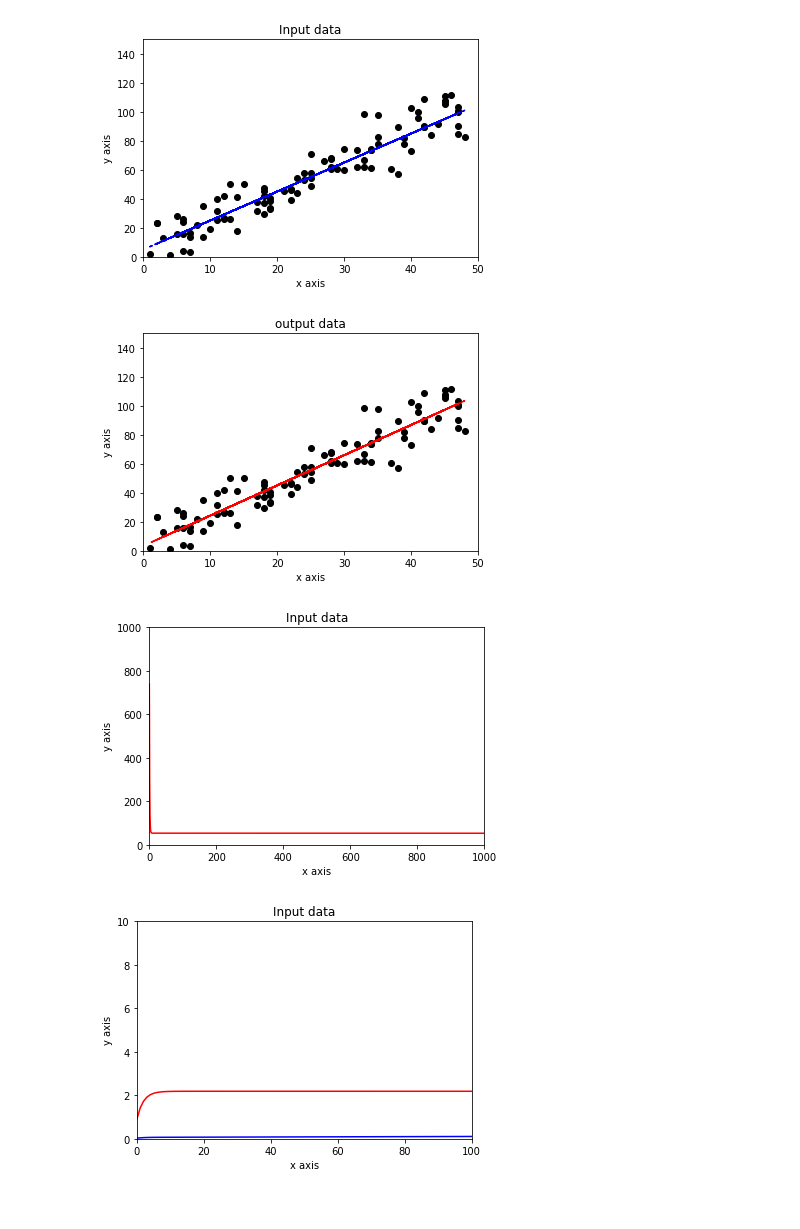
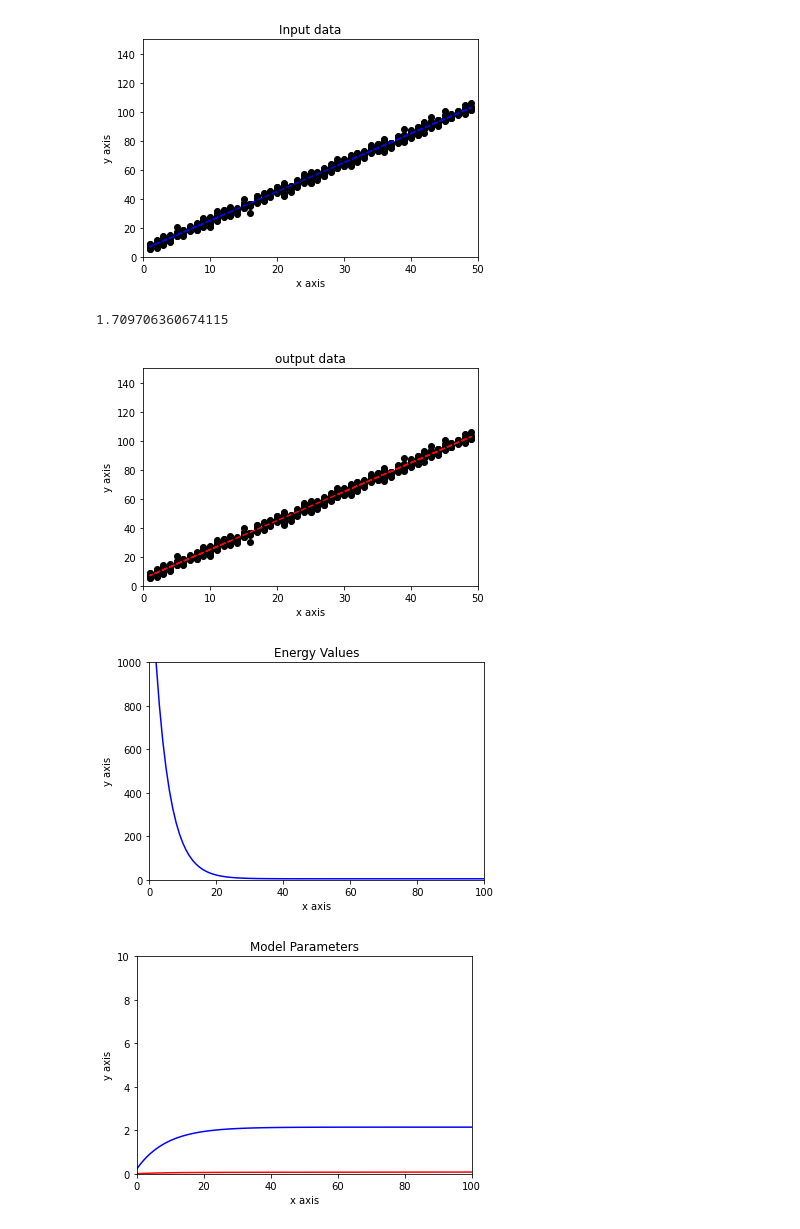
Before and after one commit to janghyukjin/MachineLearning, a Jupyter notebook: Assignment2.ipynb, the cells around one changed output. Drawn from its saved outputs; the diff is of its cells as text; code cells hidden in the pictures.

```diff
--- a/Assignment2.ipynb
+++ b/Assignment2.ipynb
@@ -12,13 +12,13 @@ def objectivefunc(h,y,m):
     return j
 
 #create random int x
-x = np.random.randint(1, 50, size=100)
+x = np.random.randint(1, 50, size=500)
 y1 = 2*x+5
 
 #normal distribution
 mean = 0.0
-sd = 10
-n = np.random.normal(mean, sd, size=100)
+sd = 2
+n = np.random.normal(mean, sd, size=500)
 y = y1+n
 
 #display input data
@@ -33,13 +33,13 @@ plt.xlim(0, 50)
 plt.ylim(0, 150)
 plt.show()
 # %% [output]
-[figure, old version]
+[figure, new version]
 # %%
 #theta0 = bias, theta1 = w
 bias, w = 0.0,0.0
 i=0
 m = len(x)
-alpha = 0.0005
+alpha = 0.000125
 
 #energy values
 j = np.empty(0)
@@ -51,56 +51,58 @@ theta2 = np.empty(0)
 
 while True:
   h = bias + w*x
   cost = objectivefunc(h,y,m)
   bias = bias - (alpha/m)*np.sum(h-y)
   w = w - (alpha/m)*np.sum((h-y)*x)
   h = bias + w*x
   cost2 = objectivefunc(h,y,m)
   #append energy values, model parameters
   j = np.append(j, cost2)
   theta = np.append(theta, bias)
   theta2 = np.append(theta2, w)
   #append i for x axis
   jx = np.append(jx, i)
   i+=1
   if cost==cost2:
+    print(cost)
     break
 
 #display output data
 coef = np.polyfit(x,h,1)
 poly1d_fn = np.poly1d(coef)
 plt.plot(x,y, 'ko', x, poly1d_fn(x), '--r')
 
 plt.xlabel('x axis')
 plt.ylabel('y axis')
 plt.title('output data')
 plt.xlim(0, 50)
 plt.ylim(0, 150)
 plt.show()
 # %% [output]
+1.709706360674115
-[figure, old version]
+[figure, new version]
 # %%
 #display energy values
-plt.plot(jx,j,'r-')
+plt.plot(jx,j,'b-')
 
 plt.xlabel('x axis')
 plt.ylabel('y axis')
-plt.title('Input data')
-plt.xlim(0, 1000)
+plt.title('Energy Values')
+plt.xlim(0, 100)
 plt.ylim(0, 1000)
 plt.show()
 # %% [output]
-[figure, old version]
+[figure, new version]
 # %%
 #display  model parameters
-plt.plot(jx,theta,'b-')
-plt.plot(jx,theta2,'r-')
+plt.plot(jx,theta,'r-')
+plt.plot(jx,theta2,'b-')
 
 plt.xlabel('x axis')
 plt.ylabel('y axis')
-plt.title('Input data')
+plt.title('Model Parameters')
 plt.xlim(0, 100)
 plt.ylim(0, 10)
 plt.show()
 # %% [output]
-[figure, old version]
+[figure, new version]
```
